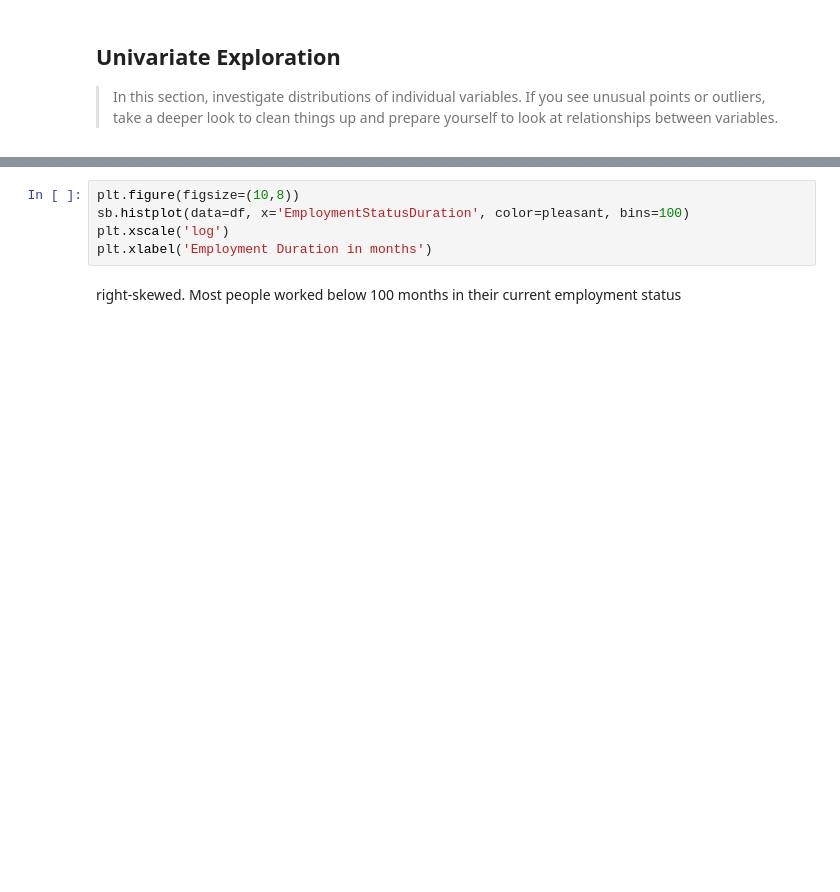
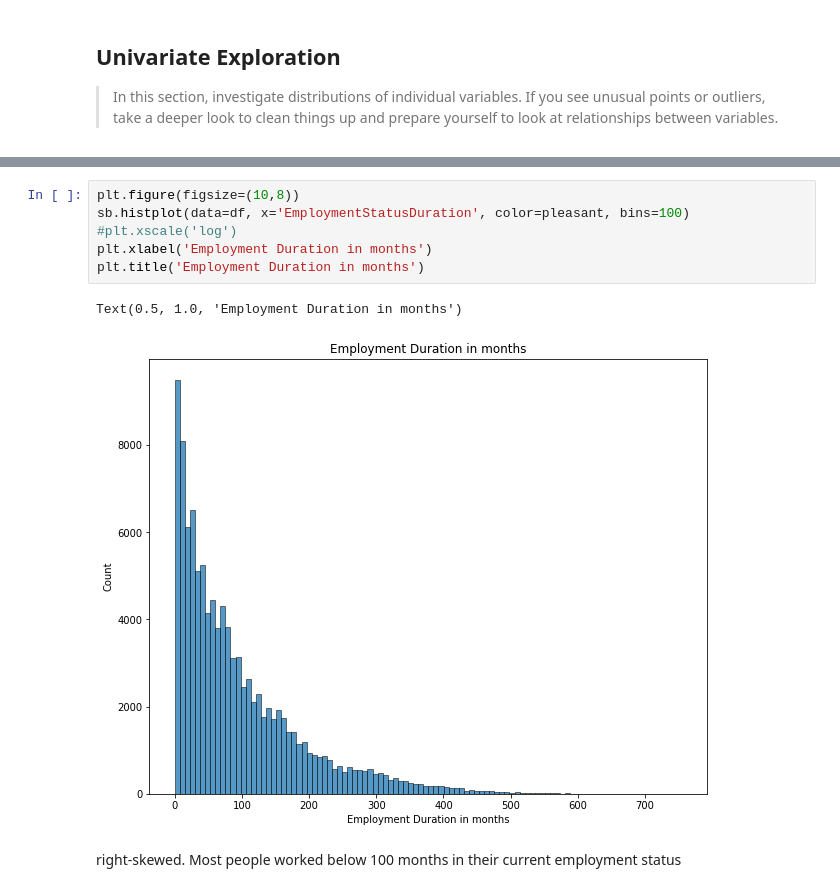
Before and after one commit to alf808/preposterous-octopus, a Jupyter notebook: exploratory_loan_data.ipynb, the cells around one changed output, grey strips where cells are left out. Saved outputs shown, nothing was run; the diff lists cells and outputs as text; blank space fills up the shorter version.

```diff
--- a/exploratory_loan_data.ipynb
+++ b/exploratory_loan_data.ipynb
@@ -465,8 +547,12 @@ plt.show()
 # %%
 plt.figure(figsize=(10,8))
 sb.histplot(data=df, x='EmploymentStatusDuration', color=pleasant, bins=100)
-plt.xscale('log')
+#plt.xscale('log')
 plt.xlabel('Employment Duration in months')
+plt.title('Employment Duration in months')
+# %% [output]
+Text(0.5, 1.0, 'Employment Duration in months')
+[figure, added]
 # %% [markdown]
 right-skewed. Most people worked below 100 months in their current employment status
 # %% [markdown]
```
Also changed, not shown: parts of 54 cells of this notebook.
